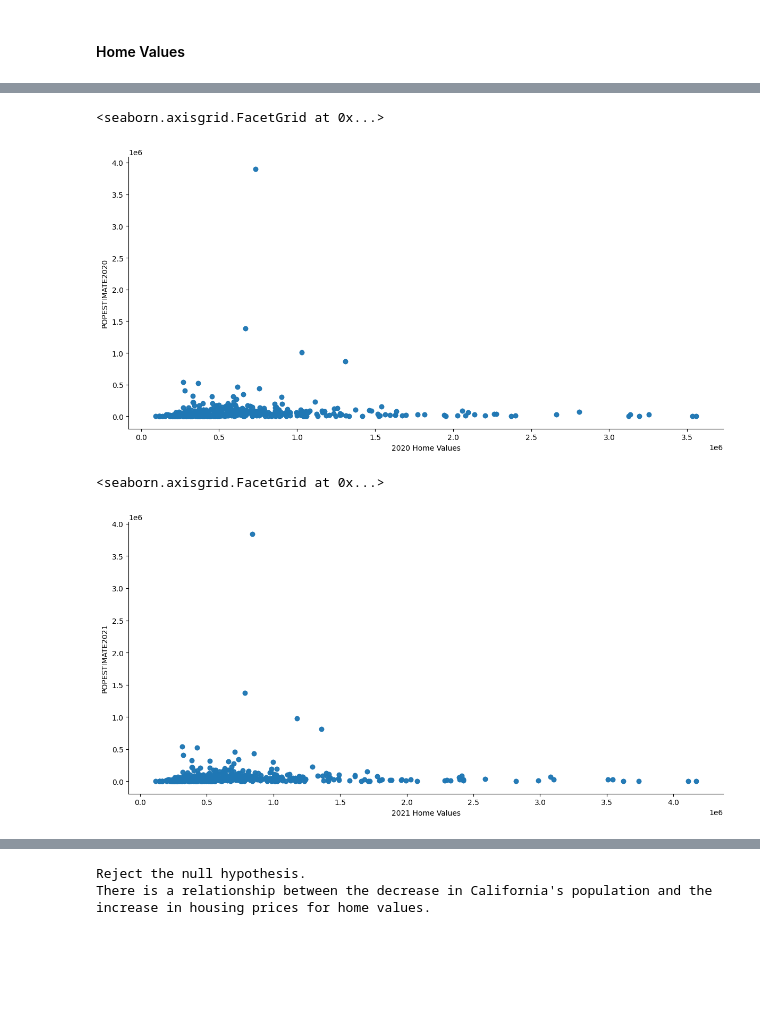
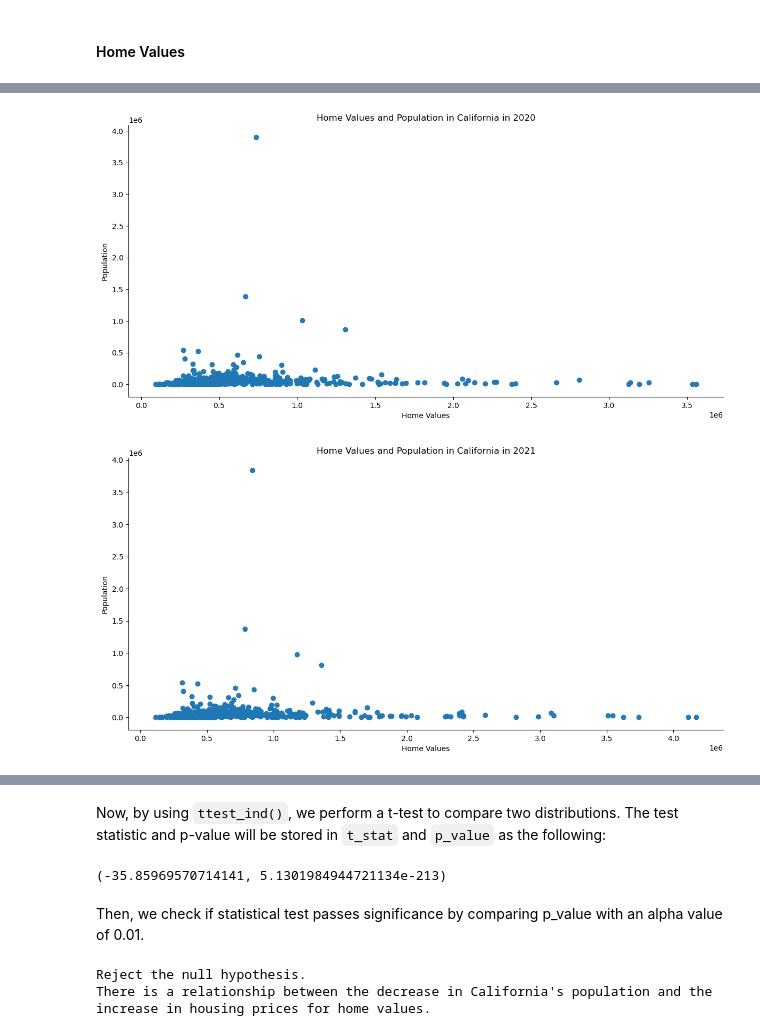
Before and after one commit to ahvuong/COGS108_Data_Science_In_Practice, a Jupyter notebook: EDACheckpointGroup_Sp23_AAA-H.ipynb, the cells around one changed output, grey strips where cells are left out. Cells and saved outputs as stored; diff of their text form; code cells hidden in the pictures; blank space fills up the shorter version.

```diff
--- a/EDACheckpointGroup_Sp23_AAA-H.ipynb
+++ b/EDACheckpointGroup_Sp23_AAA-H.ipynb
@@ -987,16 +987,22 @@ CA_homevalues_population.head()
 | 4 | Beverly Hills | CA | Los Angeles County | 3254567.28 | 3508249.49 | 32581 | 31852 |
 # %%
 # plot relationship between home values and population in 2020
-sns.lmplot(x = '2020 Home Values', y = 'POPESTIMATE2020', data = CA_homevalues_population, height = 6, aspect = 2, fit_reg = False)
+sns.lmplot(x = '2020 Home Values', y = 'POPESTIMATE2020', data = CA_homevalues_population, height = 6, aspect = 2, fit_reg = False);
+plt.title('Home Values and Population in California in 2020')
+plt.xlabel('Home Values')
+plt.ylabel('Population')
+plt.show()
 # %% [output]
-<seaborn.axisgrid.FacetGrid at 0x...>
-[figure, old version]
+[figure, new version]
 # %%
 # plot relationship between home values and population in 2021
-sns.lmplot(x = '2021 Home Values', y = 'POPESTIMATE2021', data = CA_homevalues_population, height = 6, aspect = 2, fit_reg = False)
+sns.lmplot(x = '2021 Home Values', y = 'POPESTIMATE2021', data = CA_homevalues_population, height = 6, aspect = 2, fit_reg = False);
+plt.title('Home Values and Population in California in 2021')
+plt.xlabel('Home Values')
+plt.ylabel('Population')
+plt.show()
 # %% [output]
-<seaborn.axisgrid.FacetGrid at 0x...>
-[figure, old version]
+[figure, new version]
 # %%
 # plot relationship between the change in home values and change in population from 2020 to 2021
 df_home_values_change = CA_homevalues_population
@@ -1009,4 +1015,16 @@ plt.title('Change in Home Values vs. Change in Population')
 plt.show()
 # %% [output]
 [figure]
+# %% [markdown]
+Now, by using `ttest_ind()`, we perform a t-test to compare two distributions. The test statistic and p-value will be stored in `t_stat` and `p_value` as the following:
+# %%
+x = CA_homevalues_population['2021 Home Values'] - CA_homevalues_population['2020 Home Values']
+y = CA_homevalues_population['POPESTIMATE2021'] - CA_homevalues_population['POPESTIMATE2020']
+alpha = 0.01
+t_stat, p_value = stats.ttest_ind(y, x)
+t_stat, p_value
+# %% [output]
+(-35.85969570714141, 5.1301984944721134e-213)
+# %% [markdown]
+Then, we check if statistical test passes significance by comparing p_value with an alpha value of 0.01.
 # %%
```
Also changed, not shown: parts of 14 cells of this notebook.
